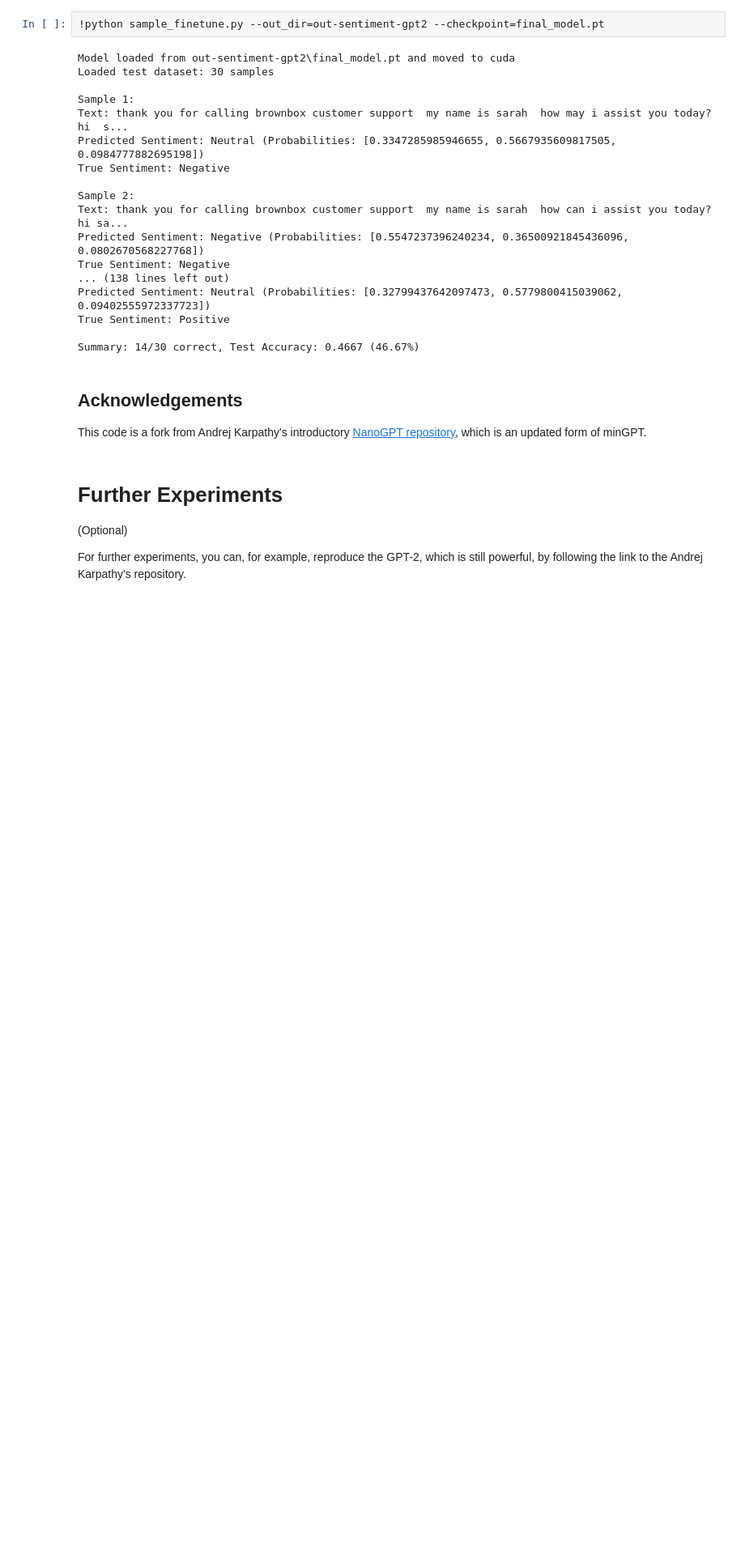
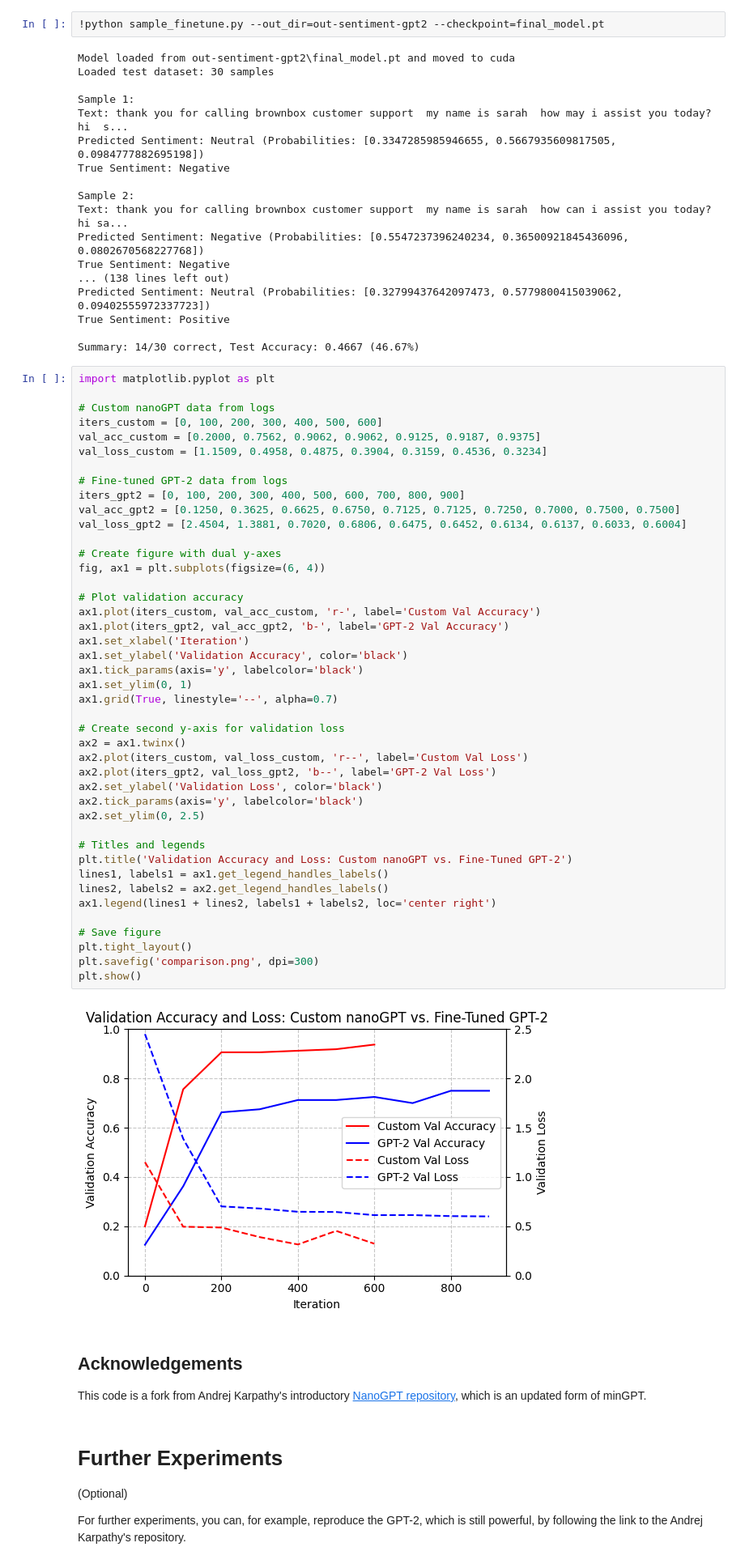
Before and after one commit to adigew/DI725-transformer-sentiment-analysis, a Jupyter notebook: Starter_Code.ipynb, the cells around one changed output. Shown at 81% size. Saved outputs shown, nothing was run; the diff lists cells and outputs as text; blank space fills up the shorter version.

```diff
--- a/Starter_Code.ipynb
+++ b/Starter_Code.ipynb
@@ -309,6 +309,51 @@ Predicted Sentiment: Neutral (Probabilities: [0.32799437642097473, 0.57798004150
 True Sentiment: Positive
 
 Summary: 14/30 correct, Test Accuracy: 0.4667 (46.67%)
+# %%
+import matplotlib.pyplot as plt
+
+# Custom nanoGPT data from logs
+iters_custom = [0, 100, 200, 300, 400, 500, 600]
+val_acc_custom = [0.2000, 0.7562, 0.9062, 0.9062, 0.9125, 0.9187, 0.9375]
+val_loss_custom = [1.1509, 0.4958, 0.4875, 0.3904, 0.3159, 0.4536, 0.3234]
+
+# Fine-tuned GPT-2 data from logs
+iters_gpt2 = [0, 100, 200, 300, 400, 500, 600, 700, 800, 900]
+val_acc_gpt2 = [0.1250, 0.3625, 0.6625, 0.6750, 0.7125, 0.7125, 0.7250, 0.7000, 0.7500, 0.7500]
+val_loss_gpt2 = [2.4504, 1.3881, 0.7020, 0.6806, 0.6475, 0.6452, 0.6134, 0.6137, 0.6033, 0.6004]
+
+# Create figure with dual y-axes
+fig, ax1 = plt.subplots(figsize=(6, 4))
+
+# Plot validation accuracy
+ax1.plot(iters_custom, val_acc_custom, 'r-', label='Custom Val Accuracy')
+ax1.plot(iters_gpt2, val_acc_gpt2, 'b-', label='GPT-2 Val Accuracy')
+ax1.set_xlabel('Iteration')
+ax1.set_ylabel('Validation Accuracy', color='black')
+ax1.tick_params(axis='y', labelcolor='black')
+ax1.set_ylim(0, 1)
+ax1.grid(True, linestyle='--', alpha=0.7)
+
+# Create second y-axis for validation loss
+ax2 = ax1.twinx()
+ax2.plot(iters_custom, val_loss_custom, 'r--', label='Custom Val Loss')
+ax2.plot(iters_gpt2, val_loss_gpt2, 'b--', label='GPT-2 Val Loss')
+ax2.set_ylabel('Validation Loss', color='black')
+ax2.tick_params(axis='y', labelcolor='black')
+ax2.set_ylim(0, 2.5)
+
+# Titles and legends
+plt.title('Validation Accuracy and Loss: Custom nanoGPT vs. Fine-Tuned GPT-2')
+lines1, labels1 = ax1.get_legend_handles_labels()
+lines2, labels2 = ax2.get_legend_handles_labels()
+ax1.legend(lines1 + lines2, labels1 + labels2, loc='center right')
+
+# Save figure
+plt.tight_layout()
+plt.savefig('comparison.png', dpi=300)
+plt.show()
+# %% [output]
+[figure, added]
 # %% [markdown]
 
 
```
Also changed, not shown: parts of 1 cell of this notebook.
